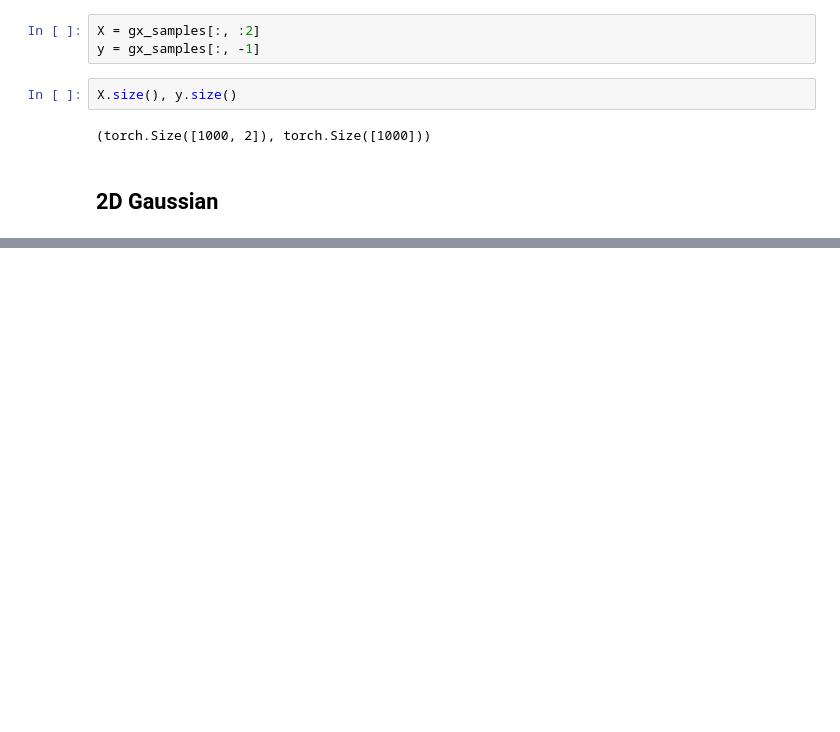
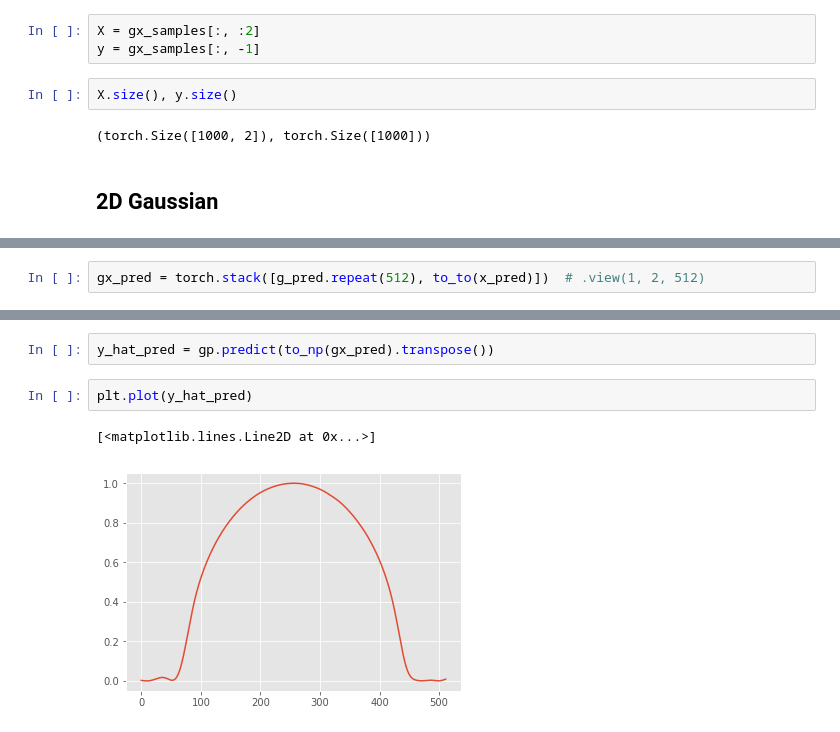
Before and after one commit to suriyadeepan/BayesianML, a Jupyter notebook: gaussian-processes/BEC.ipynb, the cells around one changed output, grey strips where cells are left out. Drawn from its saved outputs; the diff is of its cells as text; blank space fills up the shorter version.

```diff
--- a/gaussian-processes/BEC.ipynb
+++ b/gaussian-processes/BEC.ipynb
@@ -79,0 +125,2 @@ plt.scatter(X[:, 1].data.numpy(), gp.predict(X))
+# %%
+gx_pred = torch.stack([g_pred.repeat(512), to_to(x_pred)])  # .view(1, 2, 512)
@@ -79,0 +135,7 @@ plt.scatter(X[:, 1].data.numpy(), gp.predict(X))
+# %%
+y_hat_pred = gp.predict(to_np(gx_pred).transpose())
+# %%
+plt.plot(y_hat_pred)
+# %% [output]
+[<matplotlib.lines.Line2D at 0x...>]
+[figure, added]
```
Also changed, not shown: parts of 18 cells of this notebook.
